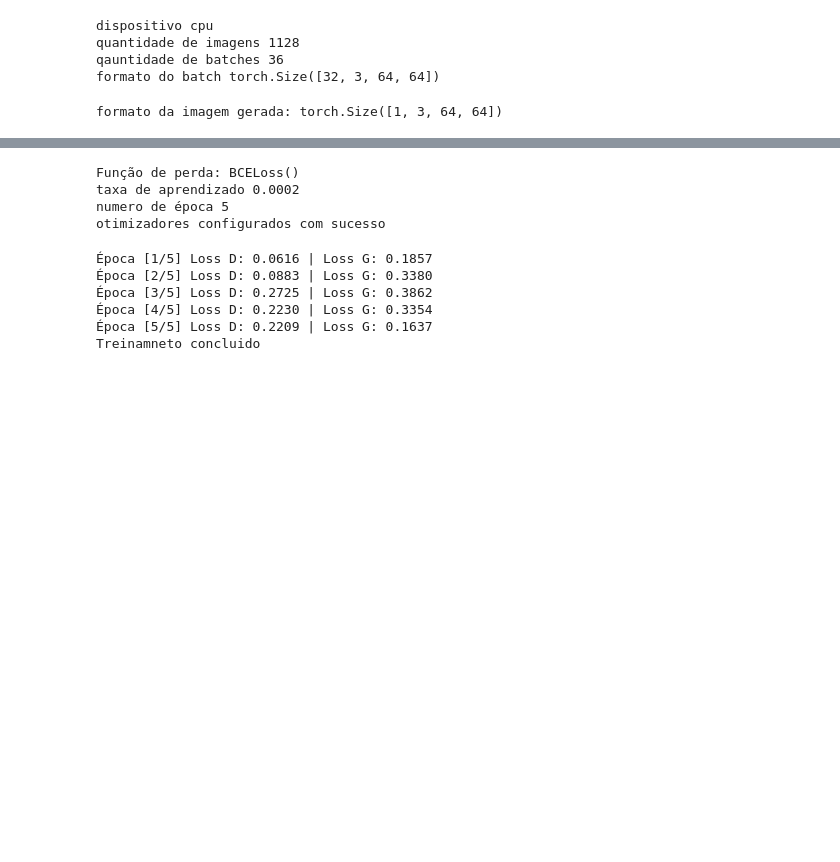
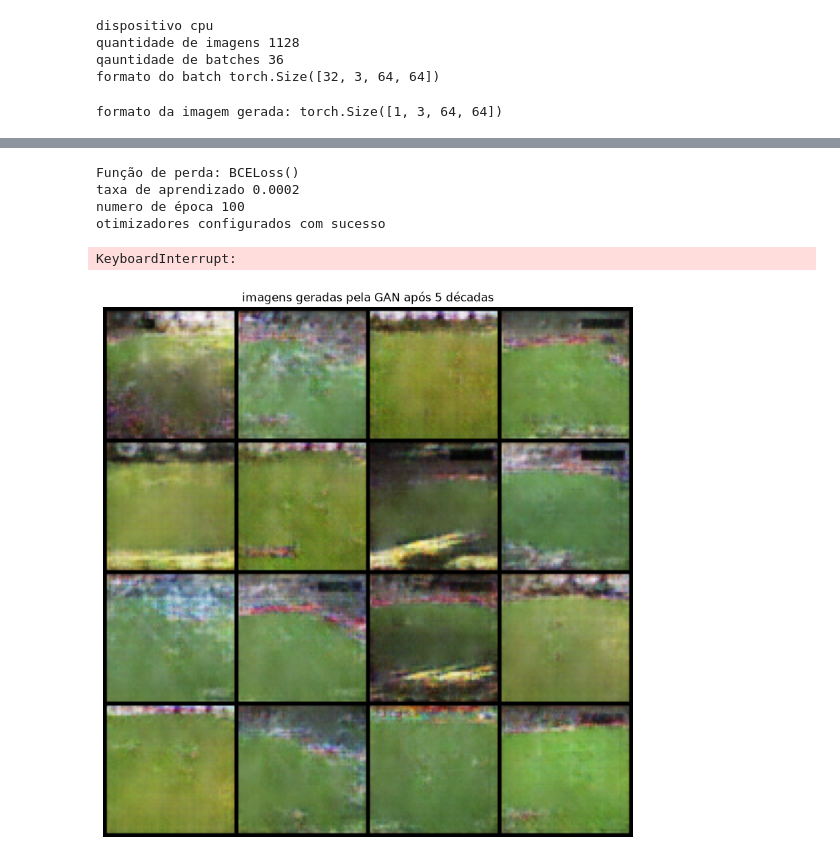
Before and after one commit to dudum17/projeto-final-machine-learning, a Jupyter notebook: projeto_final.ipynb, the cells around one changed output, grey strips where cells are left out. Drawn from its saved outputs; the diff is of its cells as text; code cells hidden in the pictures; blank space fills up the shorter version.

```diff
--- a/projeto_final.ipynb
+++ b/projeto_final.ipynb
@@ -168,7 +183,7 @@ criterion = nn.BCELoss()
 learning_rate = 0.0002
 optimizer_G = optim.Adam(generator.parameters(), lr = learning_rate, betas = (0.5 , 0.999) )
 optimizer_D = optim.Adam(discriminator.parameters(), lr = learning_rate, betas = (0.5 , 0.999))
-NUM_EPOCHS = 5
+NUM_EPOCHS = 100
 print("Função de perda:" , criterion)
 print("taxa de aprendizado" , learning_rate)
 print("numero de época" , NUM_EPOCHS)
@@ -176,7 +191,7 @@ print("otimizadores configurados com sucesso")
 # %% [output]
 Função de perda: BCELoss()
 taxa de aprendizado 0.0002
-numero de época 5
+numero de época 100
 otimizadores configurados com sucesso
 # %%
 generator.train()
@@ -201,11 +216,19 @@ for epoch in range(NUM_EPOCHS):
         loss_D = loss_real + loss_fake
         loss_D.backward()
         optimizer_D.step()
+        for parametro in discriminator.parameters():
+             parametro.requires_grad_(False)
+
         optimizer_G.zero_grad()
+
         saida_falsa = discriminator(imagens_falsas)
         loss_G = criterion(saida_falsa, reais)
+
         loss_G.backward()
         optimizer_G.step()
+
+        for parametro in discriminator.parameters():
+            parametro.requires_grad_(True)
         perda_D_total += loss_D.item()
         perda_G_total = loss_G.item()
     media_D = perda_D_total / len(dataloader)
@@ -218,11 +241,21 @@ for epoch in range(NUM_EPOCHS):
         flush=True)
 print("Treinamneto concluido")
 # %% [output]
-Época [1/5] Loss D: 0.0616 | Loss G: 0.1857
-Época [2/5] Loss D: 0.0883 | Loss G: 0.3380
-Época [3/5] Loss D: 0.2725 | Loss G: 0.3862
-Época [4/5] Loss D: 0.2230 | Loss G: 0.3354
-Época [5/5] Loss D: 0.2209 | Loss G: 0.1637
-Treinamneto concluido
+KeyboardInterrupt:
 # %%
-D
+import matplotlib.pyplot as plt
+from torchvision.utils import make_grid
+
+generator.eval()
+with torch.no_grad():
+    ruido = torch.randn(16, LATENT_DIM, 1, 1, device = device)
+    imagens_geradas = generator(ruido)
+imagens_geradas = (imagens_geradas + 1)/2
+grade = make_grid(imagens_geradas.cpu(), nrow = 4, padding = 2)
+plt.figure(figsize = (10, 10))
+plt.imshow(grade.permute(1, 2, 0).numpy())
+plt.axis("off")
+plt.title("imagens geradas pela GAN após 5 décadas")
+plt.show()
+# %% [output]
+[figure, added]
```
Also changed, not shown: parts of 5 cells of this notebook, 1 other file.
